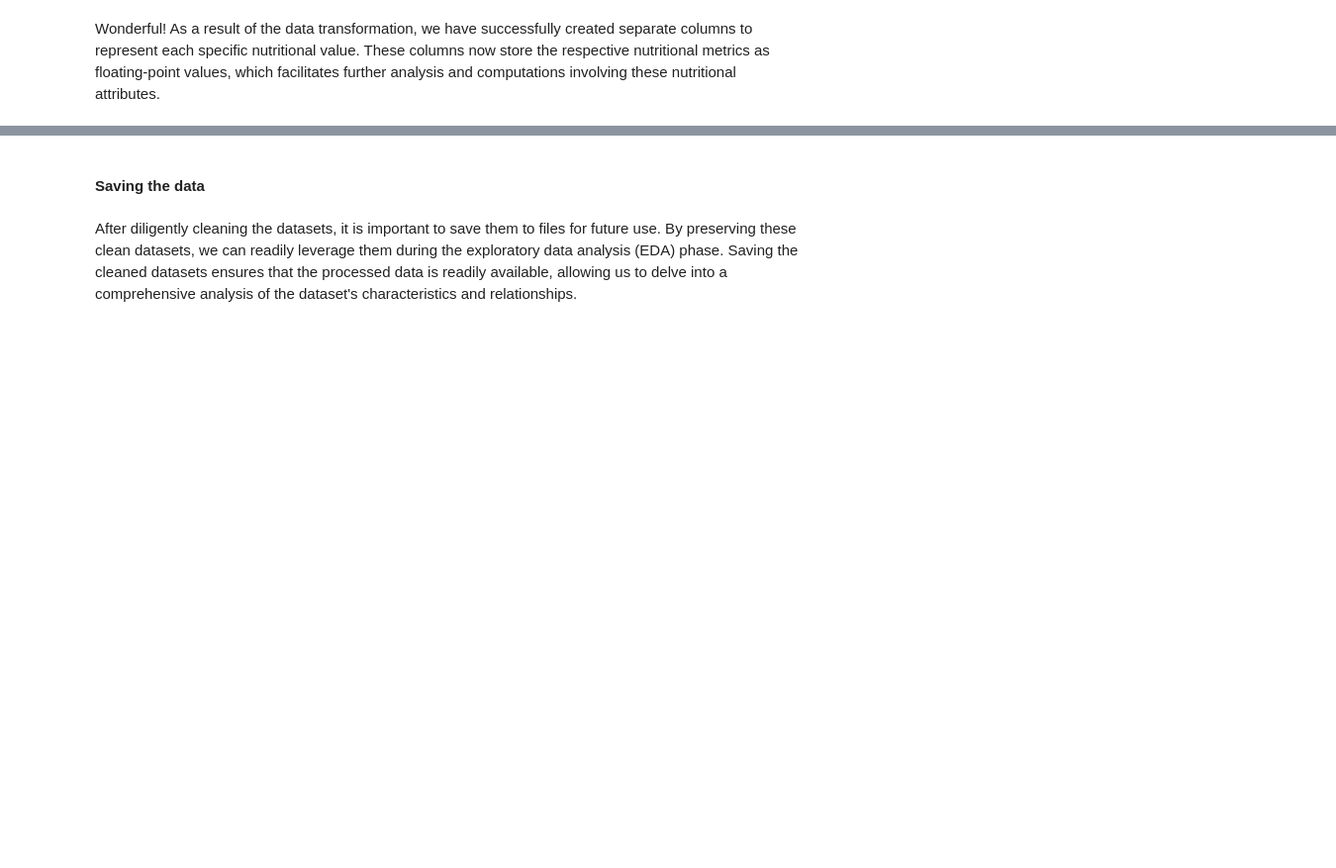
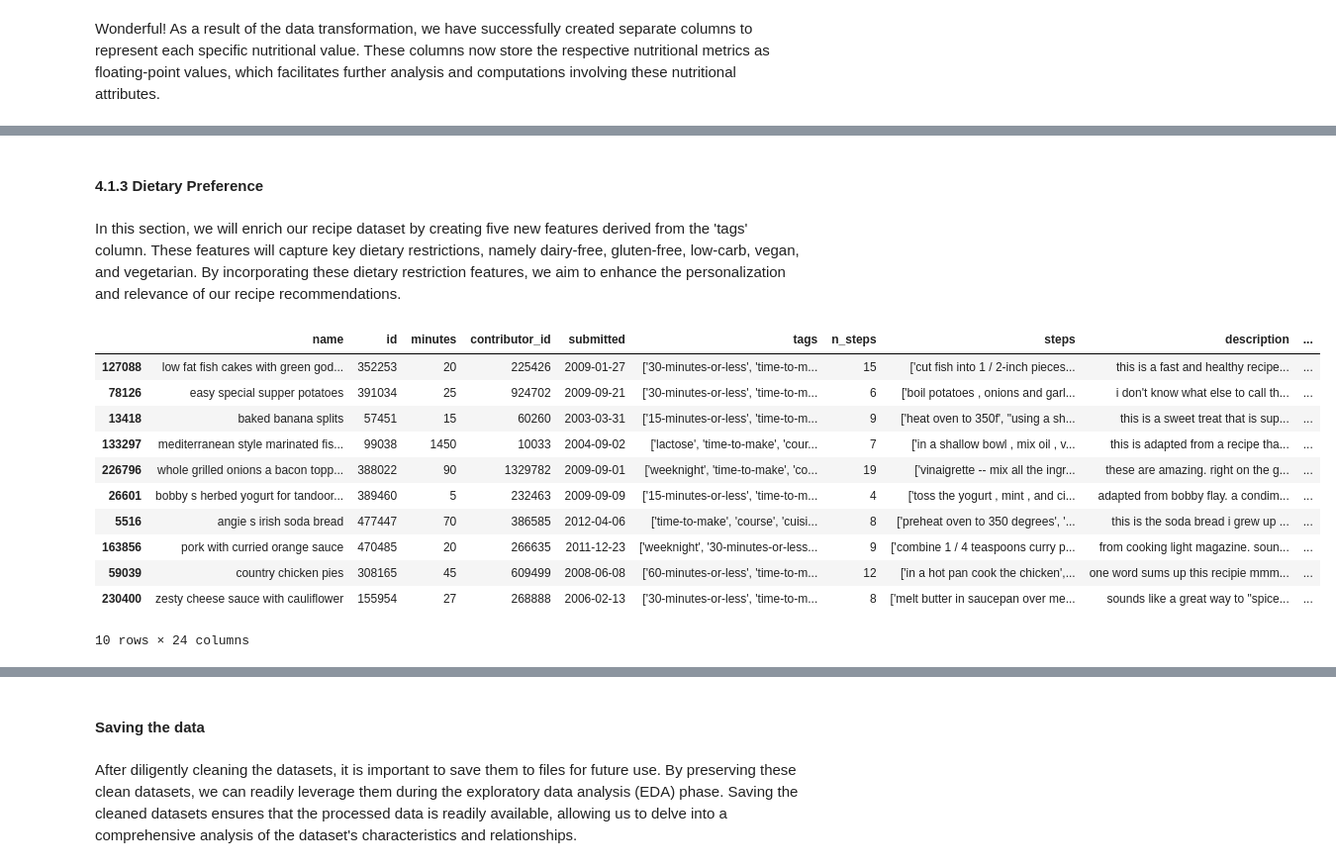
Before and after one commit to kli210/recipe_recommender_capstone, a Jupyter notebook: data_preprocessing.ipynb, the cells around one changed output, grey strips where cells are left out. Shown: that part at 99% size. Cells and saved outputs as stored; diff of their text form; code cells hidden in the pictures; blank space fills up the shorter version.

Commit message:
added feature engineering: time components and dietary preference

```diff
--- a/data_preprocessing.ipynb
+++ b/data_preprocessing.ipynb
@@ -839,12 +720,0 @@ Great! Now, let us do the same for the 'tags' column.
-# %%
-# Convert the 'ingredients' column to list datatype
-raw_recipes_df['tags'] = raw_recipes_df['tags'].apply(eval)
-
-# Create dummy variables for each value in the list
-dummy_variables = pd.get_dummies(raw_recipes_df['tags'].apply(pd.Series).stack()).sum(level=0)
-
-# Concatenate the dummy variables with the original DataFrame
-raw_recipes_df = pd.concat([raw_recipes_df, dummy_variables], axis=1)
-
-# Print the updated DataFrame
-raw_recipes_df.head()
@@ -852,0 +735,23 @@ MemoryError: Unable to allocate 955. MiB for an array with shape (226657, 552) a
+# %%
+# Define the month abbreviation mapping
+month_mapping = {
+    1: 'Jan',
+    2: 'Feb',
+    3: 'Mar',
+    4: 'Apr',
+    5: 'May',
+    6: 'Jun',
+    7: 'Jul',
+    8: 'Aug',
+    9: 'Sep',
+    10: 'Oct',
+    11: 'Nov',
+    12: 'Dec'
+}
+
+# Store month and year separately
+raw_recipes_df['submitted_month'] = raw_recipes_df['submitted'].dt.month.map(month_mapping)
+raw_recipes_df['submitted_year'] = raw_recipes_df['submitted'].dt.year
+
+# Sanity check
+raw_recipes_df.head()
@@ -852,0 +786,24 @@ MemoryError: Unable to allocate 955. MiB for an array with shape (226657, 552) a
+# %% [markdown]
+#### 4.1.3 Dietary Preference <a class="anchor" id="fouronethree"></a>
+# %% [markdown]
+In this section, we will enrich our recipe dataset by creating five new features derived from the 'tags' column. These features will capture key dietary restrictions, namely dairy-free, gluten-free, low-carb, vegan, and vegetarian. By incorporating these dietary restriction features, we aim to enhance the personalization and relevance of our recipe recommendations.
+# %%
+# Create 5 new features
+raw_recipes_df['dairy-free'] = raw_recipes_df['tags'].apply(lambda x: 1 if 'dairy-free' in x else 0)
+raw_recipes_df['gluten-free'] = raw_recipes_df['tags'].apply(lambda x: 1 if 'gluten-free' in x else 0)
+raw_recipes_df['low-carb'] = raw_recipes_df['tags'].apply(lambda x: 1 if 'low-carb' in x else 0)
+raw_recipes_df['vegan'] = raw_recipes_df['tags'].apply(lambda x: 1 if 'vegan' in x else 0)
+raw_recipes_df['vegetarian'] = raw_recipes_df['tags'].apply(lambda x: 1 if 'vegetarian' in x else 0)
+# %% [output]
+|  | name | id | minutes | contributor_id | submitted | tags | n_steps | steps | description | ... |
+| 127088 | low fat fish cakes with green god... | 352253 | 20 | 225426 | 2009-01-27 | ['30-minutes-or-less', 'time-to-m... | 15 | ['cut fish into 1 / 2-inch pieces... | this is a fast and healthy recipe... | ... |
+| 78126 | easy special supper potatoes | 391034 | 25 | 924702 | 2009-09-21 | ['30-minutes-or-less', 'time-to-m... | 6 | ['boil potatoes , onions and garl... | i don't know what else to call th... | ... |
+| 13418 | baked banana splits | 57451 | 15 | 60260 | 2003-03-31 | ['15-minutes-or-less', 'time-to-m... | 9 | ['heat oven to 350f', "using a sh... | this is a sweet treat that is sup... | ... |
+| 133297 | mediterranean style marinated fis... | 99038 | 1450 | 10033 | 2004-09-02 | ['lactose', 'time-to-make', 'cour... | 7 | ['in a shallow bowl , mix oil , v... | this is adapted from a recipe tha... | ... |
+| 226796 | whole grilled onions a bacon topp... | 388022 | 90 | 1329782 | 2009-09-01 | ['weeknight', 'time-to-make', 'co... | 19 | ['vinaigrette -- mix all the ingr... | these are amazing. right on the g... | ... |
+| 26601 | bobby s herbed yogurt for tandoor... | 389460 | 5 | 232463 | 2009-09-09 | ['15-minutes-or-less', 'time-to-m... | 4 | ['toss the yogurt , mint , and ci... | adapted from bobby flay. a condim... | ... |
+| 5516 | angie s irish soda bread | 477447 | 70 | 386585 | 2012-04-06 | ['time-to-make', 'course', 'cuisi... | 8 | ['preheat oven to 350 degrees', '... | this is the soda bread i grew up ... | ... |
+| 163856 | pork with curried orange sauce | 470485 | 20 | 266635 | 2011-12-23 | ['weeknight', '30-minutes-or-less... | 9 | ['combine 1 / 4 teaspoons curry p... | from cooking light magazine. soun... | ... |
+| 59039 | country chicken pies | 308165 | 45 | 609499 | 2008-06-08 | ['60-minutes-or-less', 'time-to-m... | 12 | ['in a hot pan cook the chicken',... | one word sums up this recipie mmm... | ... |
+| 230400 | zesty cheese sauce with cauliflower | 155954 | 27 | 268888 | 2006-02-13 | ['30-minutes-or-less', 'time-to-m... | 8 | ['melt butter in saucepan over me... | sounds like a great way to "spice... | ... |
+10 rows × 24 columns
```
Also changed, not shown: parts of 28 cells of this notebook.
